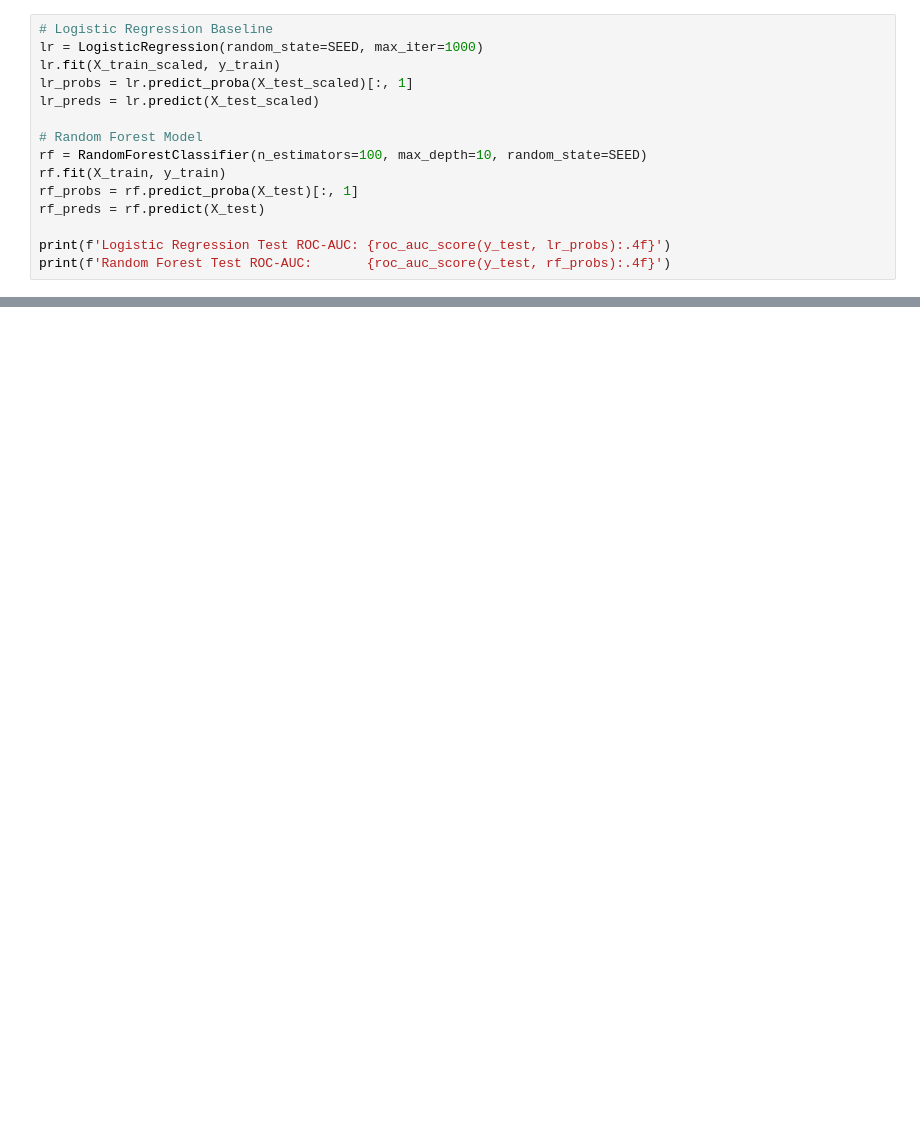
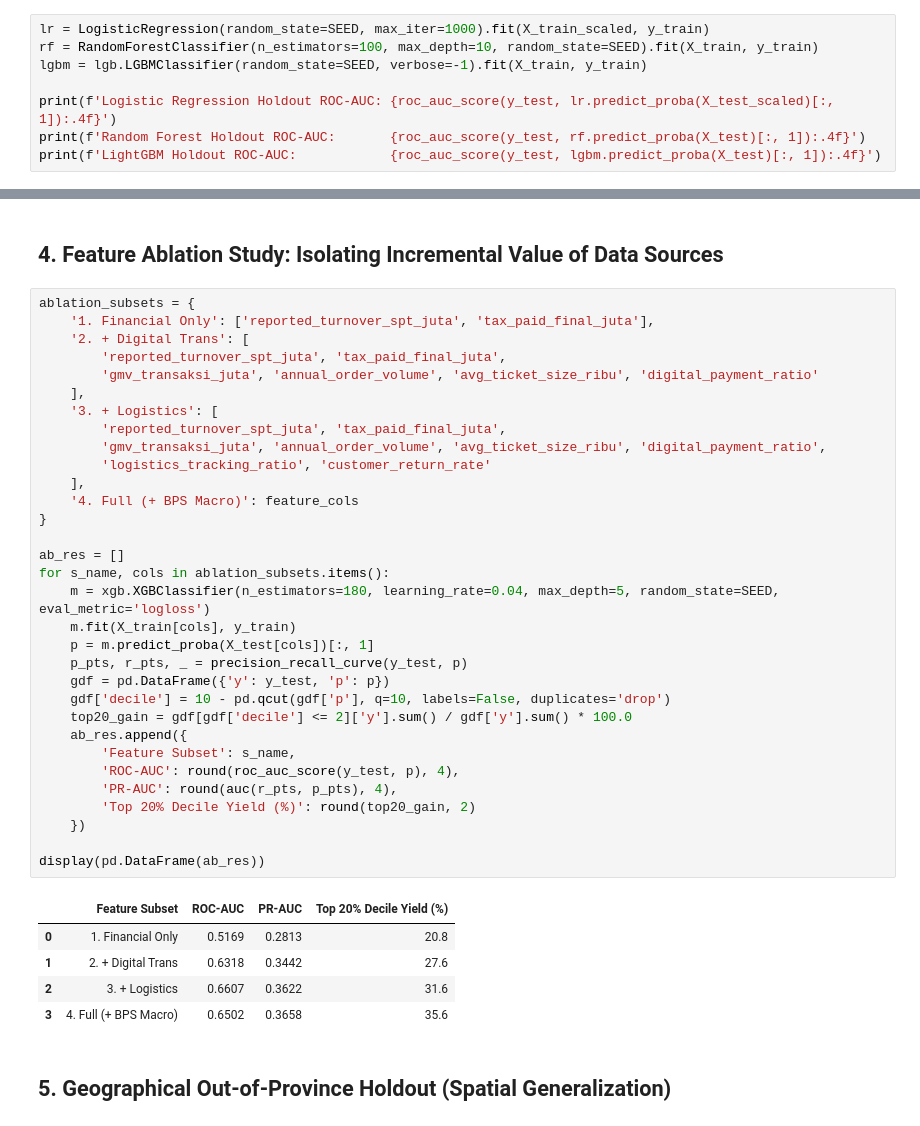
Before and after one commit to izamrosiawan/tax-compliance-automl, a Jupyter notebook: notebook.ipynb, the cells around one changed output, grey strips where cells are left out. Drawn from its saved outputs; the diff is of its cells as text; blank space fills up the shorter version.

```diff
--- a/notebook.ipynb
+++ b/notebook.ipynb
@@ -95,16 +84,9 @@ Holdout Test Set: 1000 observations
 # %%
-# Logistic Regression Baseline
-lr = LogisticRegression(random_state=SEED, max_iter=1000)
-lr.fit(X_train_scaled, y_train)
-lr_probs = lr.predict_proba(X_test_scaled)[:, 1]
-lr_preds = lr.predict(X_test_scaled)
+lr = LogisticRegression(random_state=SEED, max_iter=1000).fit(X_train_scaled, y_train)
+rf = RandomForestClassifier(n_estimators=100, max_depth=10, random_state=SEED).fit(X_train, y_train)
+lgbm = lgb.LGBMClassifier(random_state=SEED, verbose=-1).fit(X_train, y_train)
 
-# Random Forest Model
-rf = RandomForestClassifier(n_estimators=100, max_depth=10, random_state=SEED)
-rf.fit(X_train, y_train)
-rf_probs = rf.predict_proba(X_test)[:, 1]
-rf_preds = rf.predict(X_test)
-
-print(f'Logistic Regression Test ROC-AUC: {roc_auc_score(y_test, lr_probs):.4f}')
-print(f'Random Forest Test ROC-AUC:       {roc_auc_score(y_test, rf_probs):.4f}')
+print(f'Logistic Regression Holdout ROC-AUC: {roc_auc_score(y_test, lr.predict_proba(X_test_scaled)[:, 1]):.4f}')
+print(f'Random Forest Holdout ROC-AUC:       {roc_auc_score(y_test, rf.predict_proba(X_test)[:, 1]):.4f}')
+print(f'LightGBM Holdout ROC-AUC:            {roc_auc_score(y_test, lgbm.predict_proba(X_test)[:, 1]):.4f}')
 # %% [output]
@@ -186,0 +96,42 @@ AutoML Best Test ROC-AUC: 0.8978
+# %% [markdown]
+## 4. Feature Ablation Study: Isolating Incremental Value of Data Sources
+# %%
+ablation_subsets = {
+    '1. Financial Only': ['reported_turnover_spt_juta', 'tax_paid_final_juta'],
+    '2. + Digital Trans': [
+        'reported_turnover_spt_juta', 'tax_paid_final_juta',
+        'gmv_transaksi_juta', 'annual_order_volume', 'avg_ticket_size_ribu', 'digital_payment_ratio'
+    ],
+    '3. + Logistics': [
+        'reported_turnover_spt_juta', 'tax_paid_final_juta',
+        'gmv_transaksi_juta', 'annual_order_volume', 'avg_ticket_size_ribu', 'digital_payment_ratio',
+        'logistics_tracking_ratio', 'customer_return_rate'
+    ],
+    '4. Full (+ BPS Macro)': feature_cols
+}
+
+ab_res = []
+for s_name, cols in ablation_subsets.items():
+    m = xgb.XGBClassifier(n_estimators=180, learning_rate=0.04, max_depth=5, random_state=SEED, eval_metric='logloss')
+    m.fit(X_train[cols], y_train)
+    p = m.predict_proba(X_test[cols])[:, 1]
+    p_pts, r_pts, _ = precision_recall_curve(y_test, p)
+    gdf = pd.DataFrame({'y': y_test, 'p': p})
+    gdf['decile'] = 10 - pd.qcut(gdf['p'], q=10, labels=False, duplicates='drop')
+    top20_gain = gdf[gdf['decile'] <= 2]['y'].sum() / gdf['y'].sum() * 100.0
+    ab_res.append({
+        'Feature Subset': s_name,
+        'ROC-AUC': round(roc_auc_score(y_test, p), 4),
+        'PR-AUC': round(auc(r_pts, p_pts), 4),
+        'Top 20% Decile Yield (%)': round(top20_gain, 2)
+    })
+
+display(pd.DataFrame(ab_res))
+# %% [output]
+|  | Feature Subset | ROC-AUC | PR-AUC | Top 20% Decile Yield (%) |
+| 0 | 1. Financial Only | 0.5169 | 0.2813 | 20.8 |
+| 1 | 2. + Digital Trans | 0.6318 | 0.3442 | 27.6 |
+| 2 | 3. + Logistics | 0.6607 | 0.3622 | 31.6 |
+| 3 | 4. Full (+ BPS Macro) | 0.6502 | 0.3658 | 35.6 |
+# %% [markdown]
+## 5. Geographical Out-of-Province Holdout (Spatial Generalization)
```
Also changed, not shown: parts of 15 cells of this notebook.
